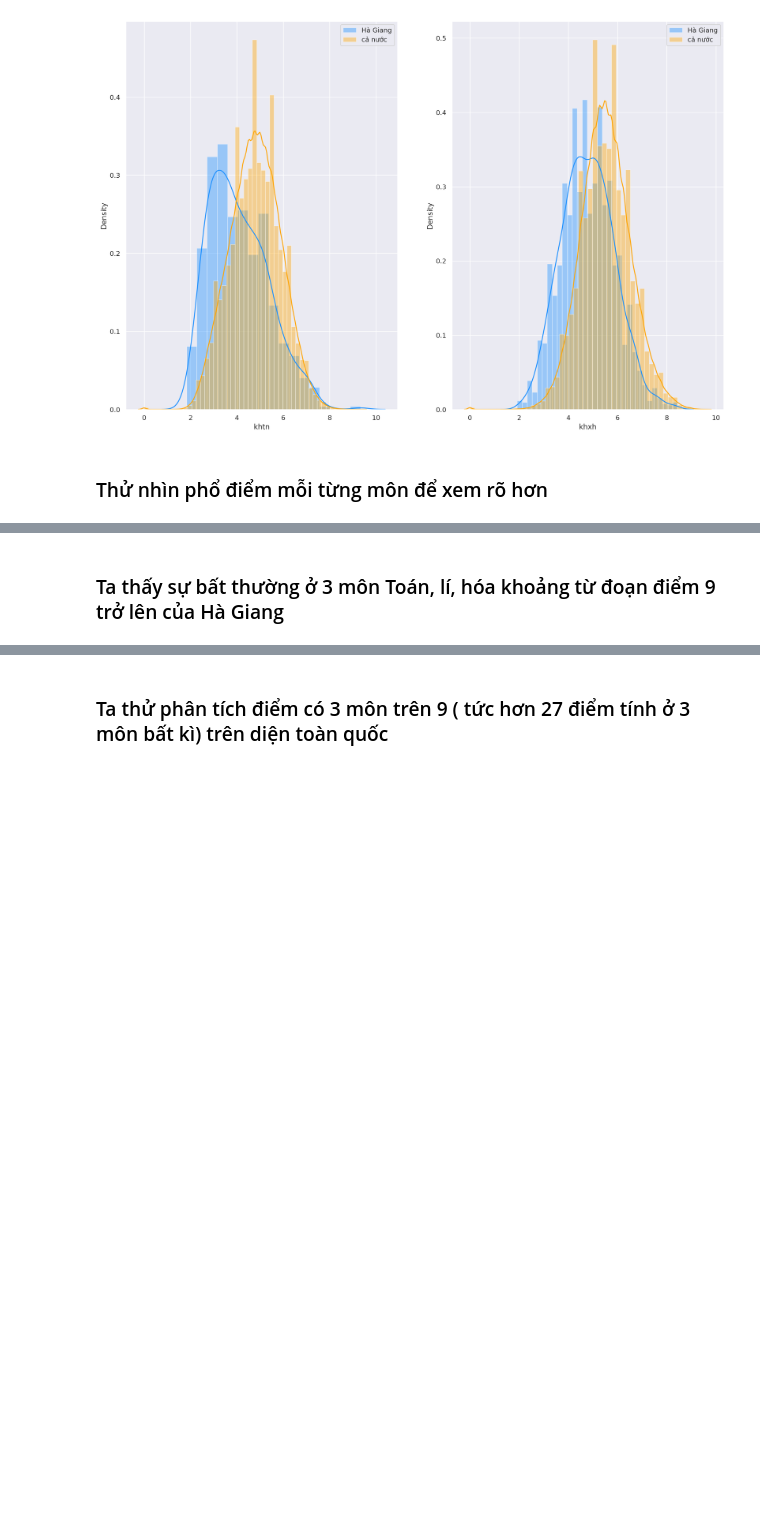
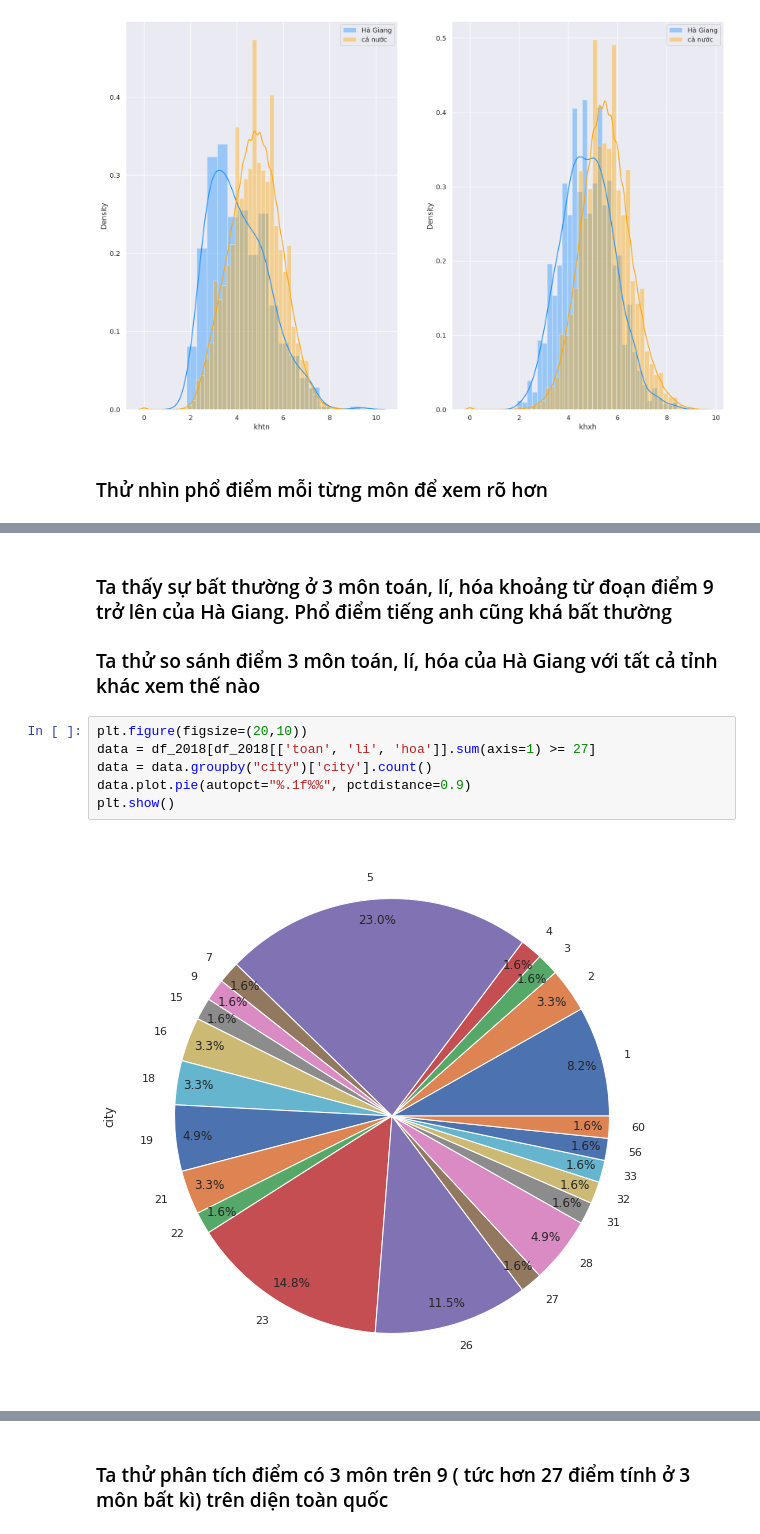
Before and after one commit to AI005/DataTHTPQG2018, a Jupyter notebook: Untitled.ipynb, the cells around one changed output, grey strips where cells are left out. Cells and saved outputs as stored; diff of their text form; blank space fills up the shorter version.

```diff
--- a/Untitled.ipynb
+++ b/Untitled.ipynb
@@ -165,4 +175,14 @@ plt.show()
 # %% [output]
 [figure]
 # %% [markdown]
-### Ta thấy sự bất thường ở 3 môn Toán, lí, hóa khoảng từ đoạn điểm 9 trở lên của Hà Giang
+### Ta thấy sự bất thường ở 3 môn toán, lí, hóa khoảng từ đoạn điểm 9 trở lên của Hà Giang. Phổ điểm tiếng anh cũng khá bất thường
+
+### Ta thử so sánh điểm 3 môn toán, lí, hóa của Hà Giang với tất cả tỉnh khác xem thế nào
+# %%
+plt.figure(figsize=(20,10))
+data = df_2018[df_2018[['toan', 'li', 'hoa']].sum(axis=1) >= 27]
+data = data.groupby("city")['city'].count()
+data.plot.pie(autopct="%.1f%%", pctdistance=0.9)
+plt.show()
+# %% [output]
+[figure, added]
```
Also changed, not shown: parts of 7 cells of this notebook.
